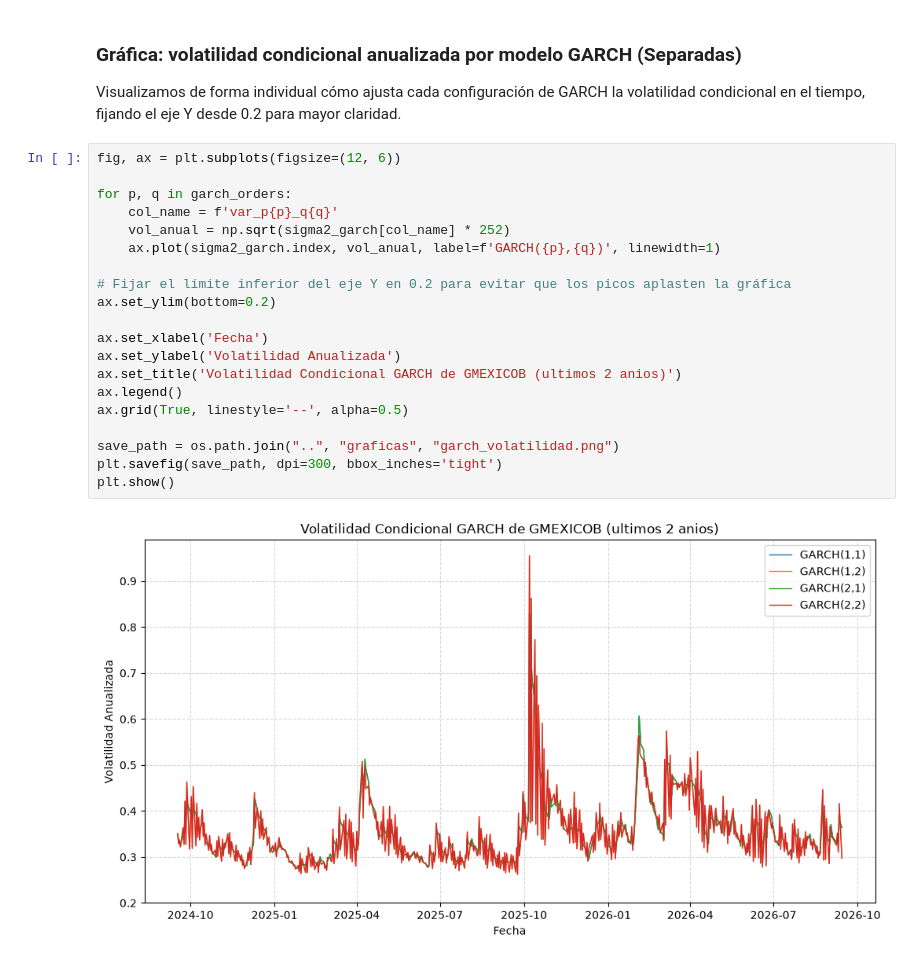
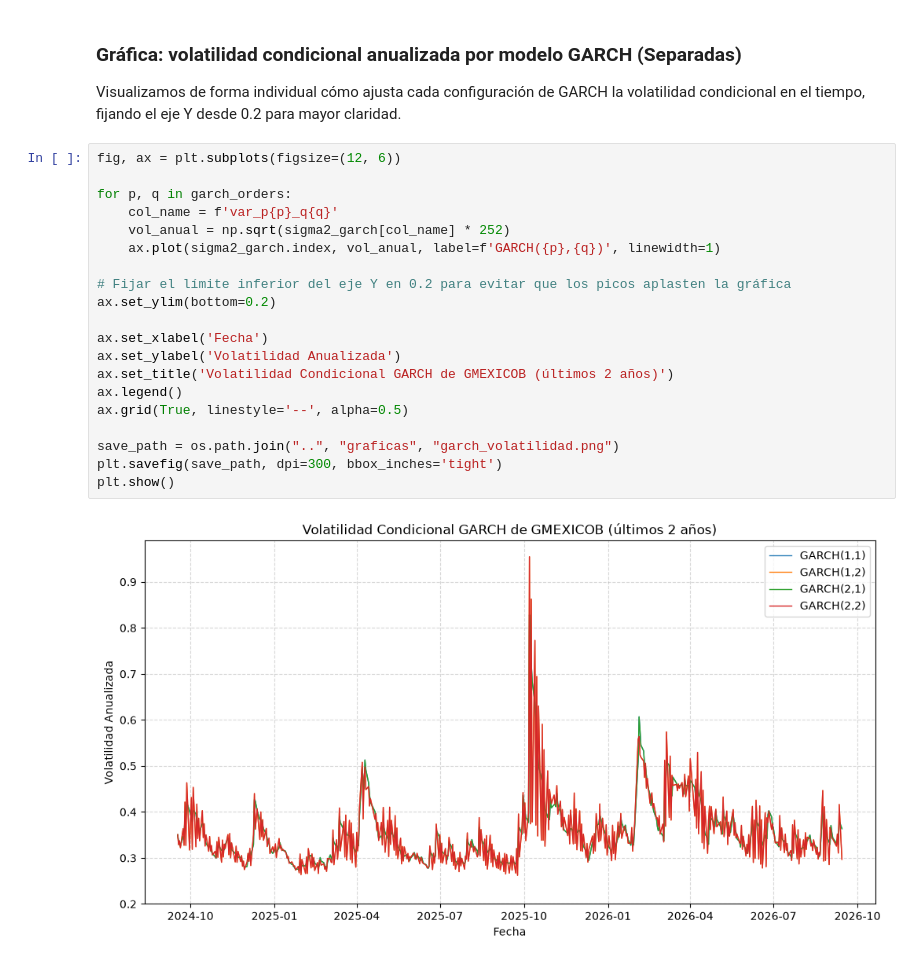
Before and after one commit to perezvic20067/analisis_del_riesgo_gmexico, a Jupyter notebook: modelos_varianza/examen2_garch.ipynb, the cells around one changed output. Saved outputs shown, nothing was run; the diff lists cells and outputs as text.

```diff
--- a/modelos_varianza/examen2_garch.ipynb
+++ b/modelos_varianza/examen2_garch.ipynb
@@ -172,22 +172,22 @@ Visualizamos de forma individual cómo ajusta cada configuración de GARCH la vo
 # %%
 fig, ax = plt.subplots(figsize=(12, 6))
 
 for p, q in garch_orders:
     col_name = f'var_p{p}_q{q}'
     vol_anual = np.sqrt(sigma2_garch[col_name] * 252)
     ax.plot(sigma2_garch.index, vol_anual, label=f'GARCH({p},{q})', linewidth=1)
 
 # Fijar el límite inferior del eje Y en 0.2 para evitar que los picos aplasten la gráfica
 ax.set_ylim(bottom=0.2)
 
 ax.set_xlabel('Fecha')
 ax.set_ylabel('Volatilidad Anualizada')
-ax.set_title('Volatilidad Condicional GARCH de GMEXICOB (ultimos 2 anios)')
+ax.set_title('Volatilidad Condicional GARCH de GMEXICOB (últimos 2 años)')
 ax.legend()
 ax.grid(True, linestyle='--', alpha=0.5)
 
 save_path = os.path.join("..", "graficas", "garch_volatilidad.png")
 plt.savefig(save_path, dpi=300, bbox_inches='tight')
 plt.show()
 # %% [output]
-[figure, old version]
+[figure, new version]
```
Also changed, not shown: 2 other files.
